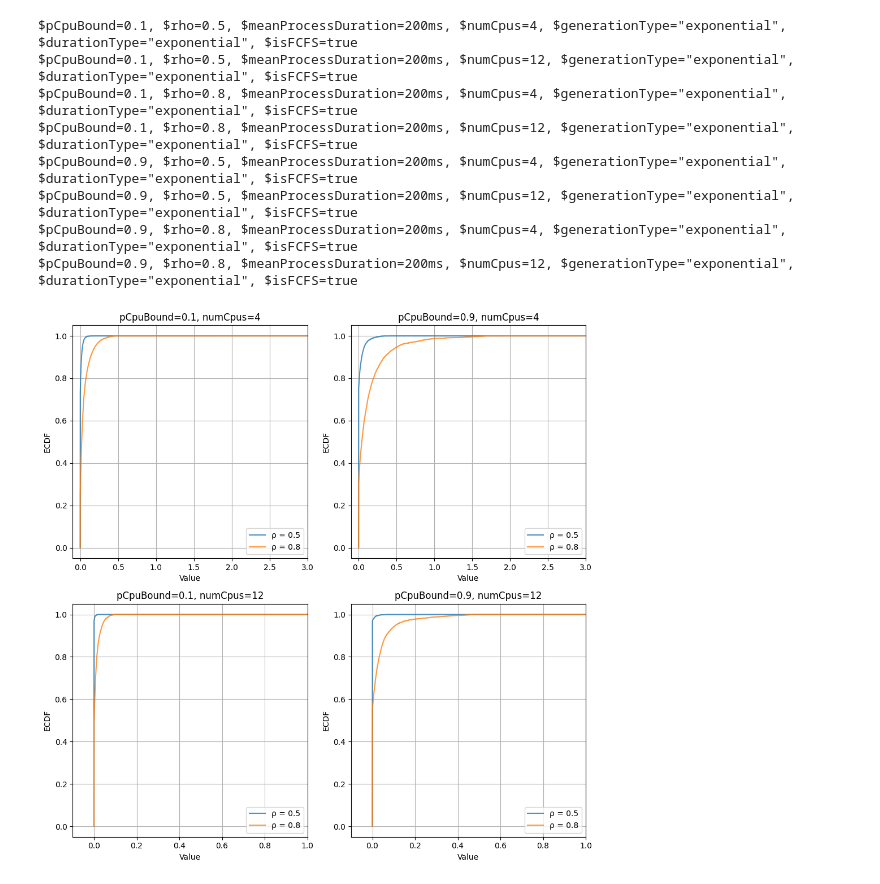
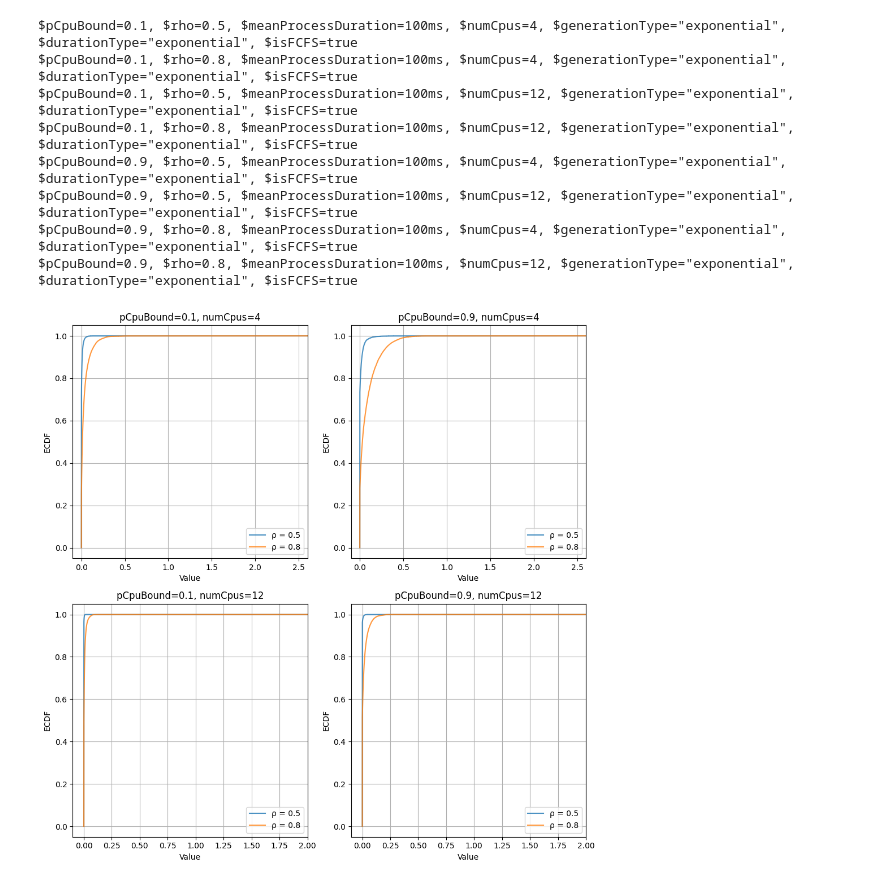
Before and after one commit to Sonic803/multi-core-sched, a Jupyter notebook: python/fcfsWait.ipynb, the cells around one changed output. Drawn from its saved outputs; the diff is of its cells as text; code cells hidden in the pictures.

```diff
--- a/python/fcfsWait.ipynb
+++ b/python/fcfsWait.ipynb
@@ -36,6 +36,7 @@ def importData(file):
         good_dict[measurement]={}
         good_dict[measurement]['measurement']=measurement
         good_dict[measurement]['parameters']=dict(item.split("=") for item in measurement.split(", "))
+        good_dict[measurement]['param']={a['name']: a['value'] for a in data[key]['parameters']}
         good_dict[measurement]['repetition']=int(repetition)
         # good_dict[measurement]['timeLimit']=int(timeLimit)
         good_dict[measurement]['modules']={}
@@ -49,8 +50,10 @@ def importData(file):
                 good_dict[measurement]['modules'][module] = {}
 
             good_dict[measurement]['modules'][module][name] = {}
-            good_dict[measurement]['modules'][module][name]["times"] = a["time"]
-            good_dict[measurement]['modules'][module][name]["values"] = a["value"]
+            good_dict[measurement]['modules'][module][name]["times"] = a["time"][:100000]
+            good_dict[measurement]['modules'][module][name]["values"] = a["value"][:100000]
+
+
 
 
 
@@ -83,7 +87,7 @@ $pCpuBound=0.9, $rho=0.8, $meanProcessDuration=200ms, $numCpus=12, $generationTy
 filter={
     "$pCpuBound"                : None,
     "$rho"                      : None,
-    "$meanProcessDuration"       : '200ms',
+    "$meanProcessDuration"       : '100ms',
     "$numCpus"                  : None,
     "$generationType"           : '"exponential"',
     "$durationType"             : '"exponential"',
@@ -131,14 +135,14 @@ for key, value in filtered_dict_rho.items():
 for key in filtered_dict.keys():
     print(key)
 # %% [output]
-$pCpuBound=0.1, $rho=0.5, $meanProcessDuration=200ms, $numCpus=4, $generationType="exponential", $durationType="exponential", $isFCFS=true
-$pCpuBound=0.1, $rho=0.5, $meanProcessDuration=200ms, $numCpus=12, $generationType="exponential", $durationType="exponential", $isFCFS=true
-$pCpuBound=0.1, $rho=0.8, $meanProcessDuration=200ms, $numCpus=4, $generationType="exponential", $durationType="exponential", $isFCFS=true
-$pCpuBound=0.1, $rho=0.8, $meanProcessDuration=200ms, $numCpus=12, $generationType="exponential", $durationType="exponential", $isFCFS=true
-$pCpuBound=0.9, $rho=0.5, $meanProcessDuration=200ms, $numCpus=4, $generationType="exponential", $durationType="exponential", $isFCFS=true
-$pCpuBound=0.9, $rho=0.5, $meanProcessDuration=200ms, $numCpus=12, $generationType="exponential", $durationType="exponential", $isFCFS=true
-$pCpuBound=0.9, $rho=0.8, $meanProcessDuration=200ms, $numCpus=4, $generationType="exponential", $durationType="exponential", $isFCFS=true
-$pCpuBound=0.9, $rho=0.8, $meanProcessDuration=200ms, $numCpus=12, $generationType="exponential", $durationType="exponential", $isFCFS=true
+$pCpuBound=0.1, $rho=0.5, $meanProcessDuration=100ms, $numCpus=4, $generationType="exponential", $durationType="exponential", $isFCFS=true
+$pCpuBound=0.1, $rho=0.8, $meanProcessDuration=100ms, $numCpus=4, $generationType="exponential", $durationType="exponential", $isFCFS=true
+$pCpuBound=0.1, $rho=0.5, $meanProcessDuration=100ms, $numCpus=12, $generationType="exponential", $durationType="exponential", $isFCFS=true
+$pCpuBound=0.1, $rho=0.8, $meanProcessDuration=100ms, $numCpus=12, $generationType="exponential", $durationType="exponential", $isFCFS=true
+$pCpuBound=0.9, $rho=0.5, $meanProcessDuration=100ms, $numCpus=4, $generationType="exponential", $durationType="exponential", $isFCFS=true
+$pCpuBound=0.9, $rho=0.5, $meanProcessDuration=100ms, $numCpus=12, $generationType="exponential", $durationType="exponential", $isFCFS=true
+$pCpuBound=0.9, $rho=0.8, $meanProcessDuration=100ms, $numCpus=4, $generationType="exponential", $durationType="exponential", $isFCFS=true
+$pCpuBound=0.9, $rho=0.8, $meanProcessDuration=100ms, $numCpus=12, $generationType="exponential", $durationType="exponential", $isFCFS=true
 # %%
 statistic='waitedReadyTime:vector'
 # %%
@@ -174,8 +178,8 @@ fig, axs = plt.subplots(2, 2, figsize=(10, 10))
 maxXDict={}
 
 xFin={
-    '4':3,
-    '12':1
+    '4':2.6,
+    '12':2
 }
 
 for i, element in enumerate(filtered_array_rho):
@@ -186,35 +190,35 @@ for i, element in enumerate(filtered_array_rho):
         values = elementRho['modules']["Computer.scheduler"][statistic]["values"]
         measurement = elementRho["measurement"]
         ecdf = ECDF(values)
 
         # Extend ECDF to the right
 
         if ecdf.x[-1] > maxX:
             maxX = ecdf.x[-1]
 
         x=xFin[elementRho['parameters']['$numCpus']]
 
         x_extended = np.append(ecdf.x,x)
         y_extended = np.append(ecdf.y,1)
 
         ax,measurementString = getMeasurement(axs, measurement)
         ax.step(x_extended, y_extended, label=rhoStrings[rhoNum],alpha=0.8,color=colors1[rhoNum])
         # ax.set_title(f"ECDF of {measurement}")
 
     x=xFin[element[0]['parameters']['$numCpus']]
 
     ax.set_xlim(-0.1,x)
 
     # ax.set_ylim(0, 1)
     ax.set_xlabel('Value')
     ax.set_ylabel('ECDF')
-    ax.set_title(measurementString)
+    ax.set_title(f'{measurementString}')
     ax.legend(loc='lower right')
     ax.grid(True)
 plt.tight_layout()
 plt.show()
 # %% [output]
-[figure, old version]
+[figure, new version]
 # %%
 from scipy.stats import gamma
 
```
Also changed, not shown: parts of 11 cells of this notebook, 7 other files.
